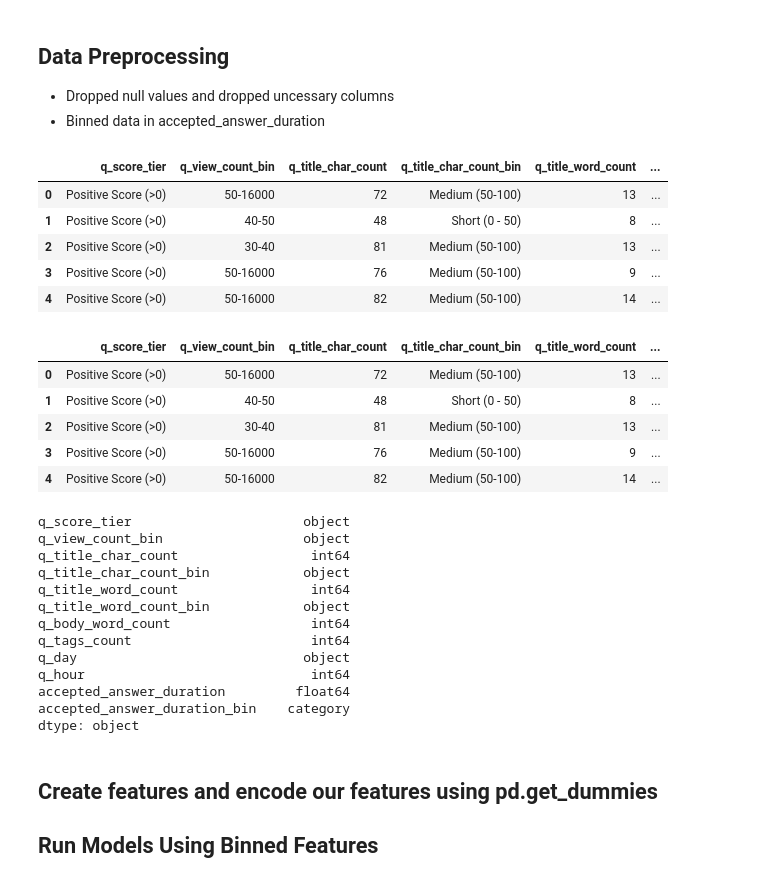
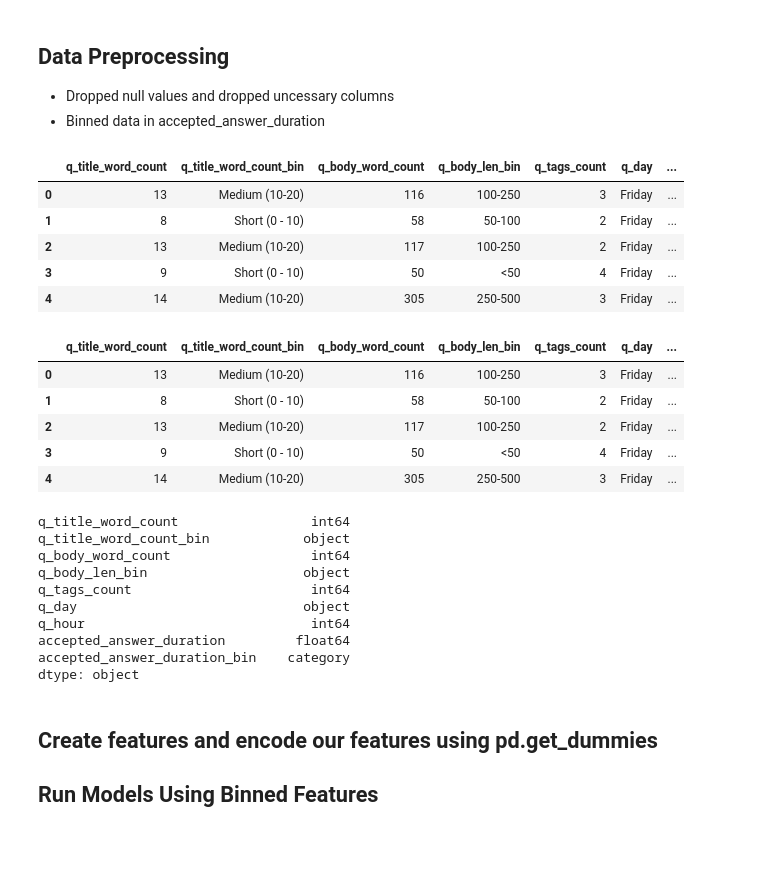
Before and after one commit to smanowar/final-project, a Jupyter notebook: Code/ML_RandomForest-EE-LogReg.ipynb, the cells around one changed output. Drawn from its saved outputs; the diff is of its cells as text; code cells hidden in the pictures; blank space fills up the shorter version.

```diff
--- a/Code/ML_RandomForest-EE-LogReg.ipynb
+++ b/Code/ML_RandomForest-EE-LogReg.ipynb
@@ -46,12 +46,12 @@ df.head()
 # %%
 #drop identification columns also q_hour_min and q_body_len_bin columns as they are redundant to other columns
 
-df=df.drop(['q_id','accepted_answer_id','q_hour_min','q_body_len_bin','q_score','q_view_count'], axis=1)
-df.head()
+filter_df=df[['q_title_word_count','q_title_word_count_bin','q_body_word_count','q_body_len_bin','q_tags_count','q_day','q_hour','accepted_answer_duration']]
+filter_df.head()
 # %% [output]
-|  | q_score_tier | q_view_count_bin | q_title_char_count | q_title_char_count_bin | q_title_word_count | ... |
-| 0 | Positive Score (>0) | 50-16000 | 72 | Medium (50-100) | 13 | ... |
-| 1 | Positive Score (>0) | 40-50 | 48 | Short (0 - 50) | 8 | ... |
-| 2 | Positive Score (>0) | 30-40 | 81 | Medium (50-100) | 13 | ... |
-| 3 | Positive Score (>0) | 50-16000 | 76 | Medium (50-100) | 9 | ... |
-| 4 | Positive Score (>0) | 50-16000 | 82 | Medium (50-100) | 14 | ... |
+|  | q_title_word_count | q_title_word_count_bin | q_body_word_count | q_body_len_bin | q_tags_count | q_day | ... |
+| 0 | 13 | Medium (10-20) | 116 | 100-250 | 3 | Friday | ... |
+| 1 | 8 | Short (0 - 10) | 58 | 50-100 | 2 | Friday | ... |
+| 2 | 13 | Medium (10-20) | 117 | 100-250 | 2 | Friday | ... |
+| 3 | 9 | Short (0 - 10) | 50 | <50 | 4 | Friday | ... |
+| 4 | 14 | Medium (10-20) | 305 | 250-500 | 3 | Friday | ... |
@@ -68,22 +68,19 @@ df['accepted_answer_duration_bin'] = pd.cut(df['accepted_answer_duration'], answ
 # %%
-df.head()
+filter_df.head()
 # %% [output]
-|  | q_score_tier | q_view_count_bin | q_title_char_count | q_title_char_count_bin | q_title_word_count | ... |
-| 0 | Positive Score (>0) | 50-16000 | 72 | Medium (50-100) | 13 | ... |
-| 1 | Positive Score (>0) | 40-50 | 48 | Short (0 - 50) | 8 | ... |
-| 2 | Positive Score (>0) | 30-40 | 81 | Medium (50-100) | 13 | ... |
-| 3 | Positive Score (>0) | 50-16000 | 76 | Medium (50-100) | 9 | ... |
-| 4 | Positive Score (>0) | 50-16000 | 82 | Medium (50-100) | 14 | ... |
+|  | q_title_word_count | q_title_word_count_bin | q_body_word_count | q_body_len_bin | q_tags_count | q_day | ... |
+| 0 | 13 | Medium (10-20) | 116 | 100-250 | 3 | Friday | ... |
+| 1 | 8 | Short (0 - 10) | 58 | 50-100 | 2 | Friday | ... |
+| 2 | 13 | Medium (10-20) | 117 | 100-250 | 2 | Friday | ... |
+| 3 | 9 | Short (0 - 10) | 50 | <50 | 4 | Friday | ... |
+| 4 | 14 | Medium (10-20) | 305 | 250-500 | 3 | Friday | ... |
 # %%
-df.dtypes
+filter_df.dtypes
 # %% [output]
-q_score_tier                      object
-q_view_count_bin                  object
-q_title_char_count                 int64
-q_title_char_count_bin            object
 q_title_word_count                 int64
 q_title_word_count_bin            object
 q_body_word_count                  int64
+q_body_len_bin                    object
 q_tags_count                       int64
 q_day                             object
 q_hour                             int64
```
Also changed, not shown: parts of 79 cells of this notebook, 2 other files.
